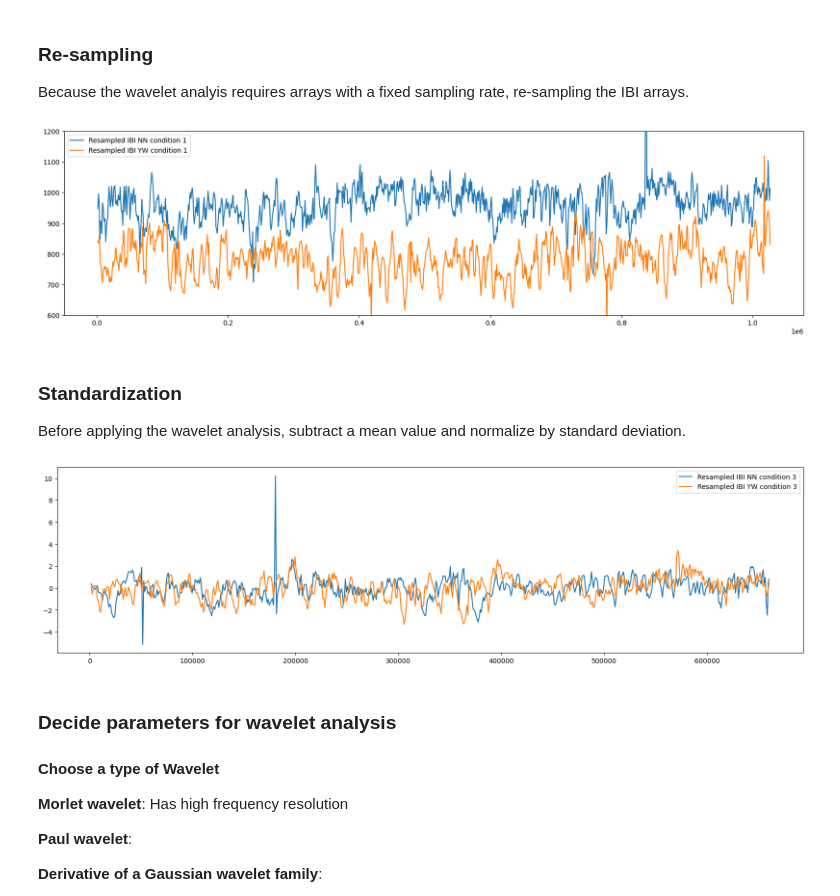
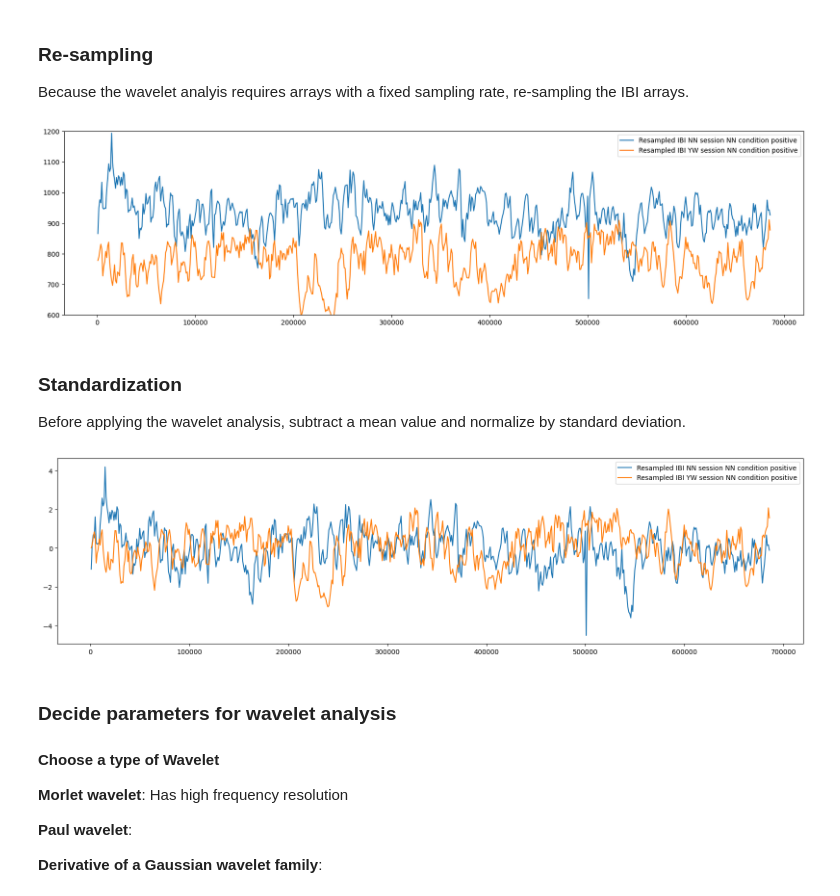
Before and after one commit to ynwtnb/linkage_analysis_pilot, a Jupyter notebook: script/wavelet_analysis.ipynb, the cells around one changed output. Saved outputs shown, nothing was run; the diff lists cells and outputs as text; code cells hidden in the pictures.

```diff
--- a/script/wavelet_analysis.ipynb
+++ b/script/wavelet_analysis.ipynb
@@ -65,25 +128,39 @@ time_array_p2 = [mw_p2[condition_no]['time'].values for condition_no in [0, 1, 2
 
 Because the wavelet analyis requires arrays with a fixed sampling rate, re-sampling the IBI arrays.
 # %%
-# Re-samplg at 1 Hz
-new_t = [np.arange(max(time_array_p1[condition_no][0], time_array_p2[condition_no][0]), min(time_array_p1[condition_no][-1], time_array_p2[condition_no][-1]), 1000) for condition_no in [0, 1, 2]]
-resampled_ibi_p1 = []
-resampled_ibi_p2 = []
-for condition_no in [0, 1, 2]:
-    interp_func_p1 =interp1d(time_array_p1[condition_no], ibi_array_p1[condition_no], kind='quadratic')
-    resampled_ibi_p1.append(interp_func_p1(new_t[condition_no]))
-    interp_func_p2 = interp1d(time_array_p2[condition_no], ibi_array_p2[condition_no], kind='quadratic')
-    resampled_ibi_p2.append(interp_func_p2(new_t[condition_no]))
+new_t = {}
+resampled_ibi_p1 = {}
+resampled_ibi_p2 = {}
+
+for session in sessions:
+    new_t[session] = {}
+    resampled_ibi_p1[session] = {}
+    resampled_ibi_p2[session] = {}
+    if session == 'NN':
+        conditions = conditions_full
+    elif session == 'NY':
+        conditions = conditions_NY_ecg
+    else:
+        conditions = conditions_VM_MG
+    for condition in conditions:
+        # Re-samplg at 1 Hz
+        new_t[session][condition] = np.arange(max(time_array_p1[session][condition][0], time_array_p2[session][condition][0]), min(time_array_p1[session][condition][-1], time_array_p2[session][condition][-1]), 1000)
+        interp_func_p1 = interp1d(time_array_p1[session][condition], ibi_array_p1[session][condition], kind='quadratic')
+        resampled_ibi_p1[session][condition] = interp_func_p1(new_t[session][condition])
+        interp_func_p2 = interp1d(time_array_p2[session][condition], ibi_array_p2[session][condition], kind='quadratic')
+        resampled_ibi_p2[session][condition] = interp_func_p2(new_t[session][condition])
 # %%
-condition_no = 0
+session = 'NN'
+condition = 'positive'
+person_1 = session
 fig, ax = plt.subplots(figsize=(20, 5))
-ax.plot(new_t[condition_no], resampled_ibi_p1[condition_no], label=f'Resampled IBI {person_1} condition {condition_no + 1}')
-ax.plot(new_t[condition_no], resampled_ibi_p2[condition_no], label=f'Resampled IBI {person_2} condition {condition_no + 1}')
+ax.plot(new_t[session][condition], resampled_ibi_p1[session][condition], label=f'Resampled IBI {person_1} session {session} condition {condition}')
+ax.plot(new_t[session][condition], resampled_ibi_p2[session][condition], label=f'Resampled IBI {person_2} session {session} condition {condition}')
 ax.set_ylim(600, 1200)
 ax.legend()
 plt.show()
 # %% [output]
-[figure, old version]
+[figure, new version]
 # %% [markdown]
 ### Standardization
 
@@ -94,12 +184,14 @@ ibi_standardized_p2 = [(resampled_ibi_p2 - np.mean(resampled_ibi_p2)) / np.std(r
 # %%
-condition_no = 2
+session = 'NN'
+condition = 'positive'
+person_1 = session
 fig, ax = plt.subplots(figsize=(20, 5))
-ax.plot(new_t[condition_no], ibi_standardized_p1[condition_no], label=f'Resampled IBI {person_1} condition {condition_no + 1}')
-ax.plot(new_t[condition_no], ibi_standardized_p2[condition_no], label=f'Resampled IBI {person_2} condition {condition_no + 1}')
+ax.plot(new_t[session][condition], ibi_standardized_p1[session][condition], label=f'Resampled IBI {person_1} session {session} condition {condition}')
+ax.plot(new_t[session][condition], ibi_standardized_p2[session][condition], label=f'Resampled IBI {person_2} session {session} condition {condition}')
 ax.legend()
 plt.show()
 # %% [output]
-[figure, old version]
+[figure, new version]
 # %% [markdown]
 ### Decide parameters for wavelet analysis
 
```
Also changed, not shown: parts of 80 cells of this notebook, 51 other files.
